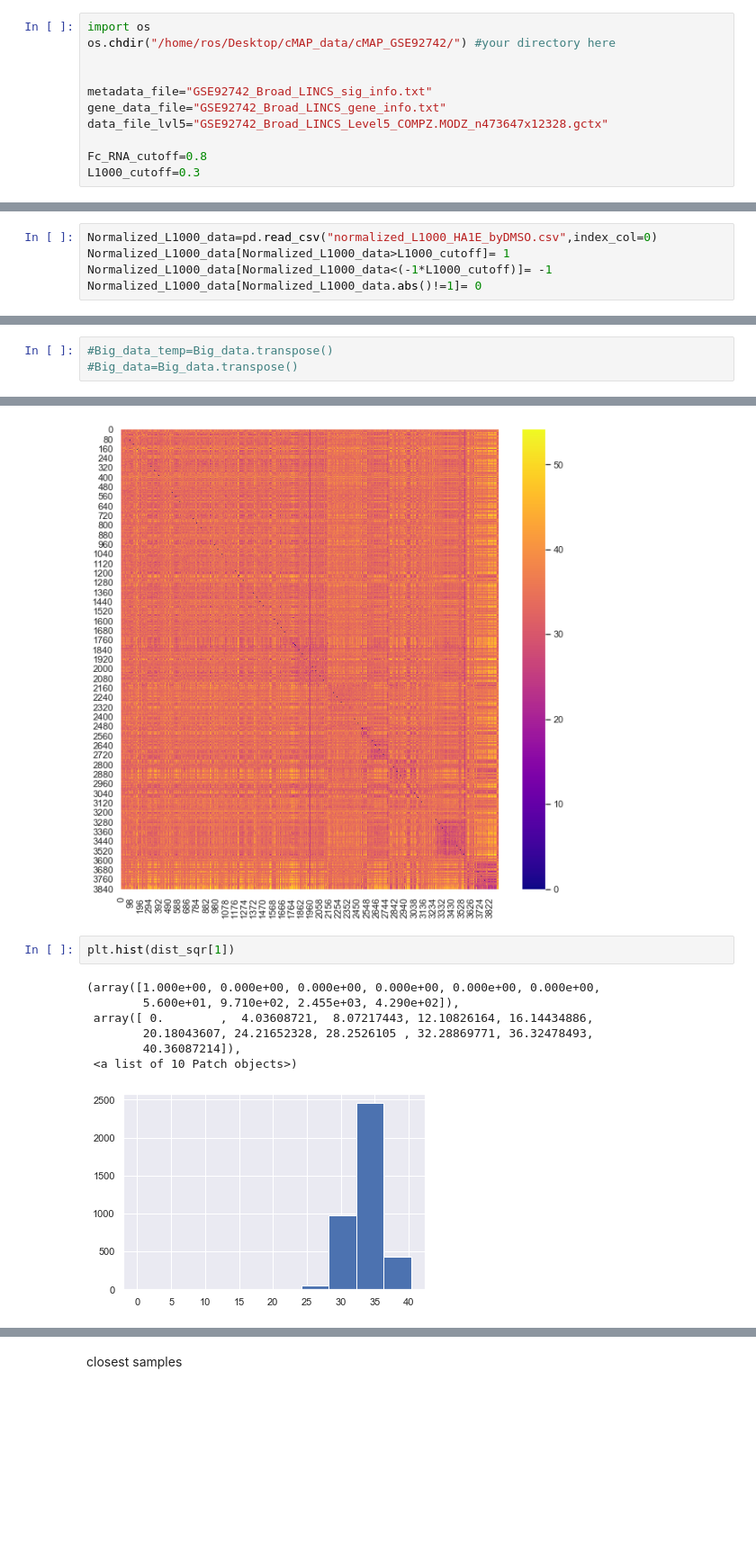
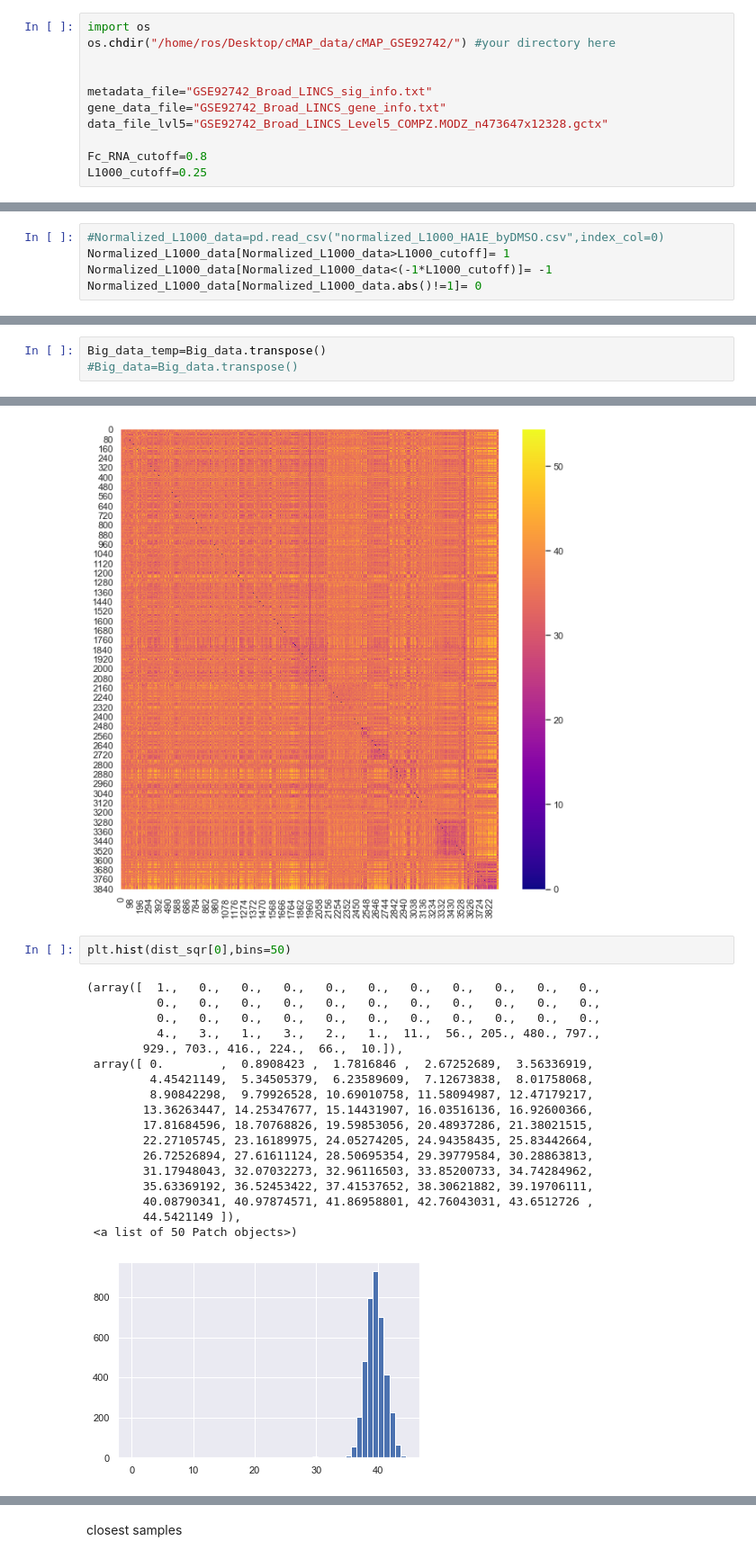
Before and after one commit to RuslanAlali/cMAp_Terzi, a Jupyter notebook: cMAP_Terzi_Lisa.ipynb, the cells around one changed output, grey strips where cells are left out. Shown at 90% size. Saved outputs shown, nothing was run; the diff lists cells and outputs as text; blank space fills up the shorter version.

```diff
--- a/cMAP_Terzi_Lisa.ipynb
+++ b/cMAP_Terzi_Lisa.ipynb
@@ -28,7 +28,7 @@ gene_data_file="GSE92742_Broad_LINCS_gene_info.txt"
 data_file_lvl5="GSE92742_Broad_LINCS_Level5_COMPZ.MODZ_n473647x12328.gctx"
 
 Fc_RNA_cutoff=0.8
-L1000_cutoff=0.3
+L1000_cutoff=0.25
 # %% [markdown]
 ## Loading data
 # %% [markdown]
@@ -922,7 +922,7 @@ As you can see, all  selected genes from RNA-seq with cut-off 0.58 is in the sel
 Maybe higher cut-off. I used 0.8 for RNA-Seq logFC and 0.4 for L100.<br>
 Both had around 750 genes active
 # %%
-Normalized_L1000_data=pd.read_csv("normalized_L1000_HA1E_byDMSO.csv",index_col=0)
+#Normalized_L1000_data=pd.read_csv("normalized_L1000_HA1E_byDMSO.csv",index_col=0)
 Normalized_L1000_data[Normalized_L1000_data>L1000_cutoff]= 1
 Normalized_L1000_data[Normalized_L1000_data<(-1*L1000_cutoff)]= -1
 Normalized_L1000_data[Normalized_L1000_data.abs()!=1]= 0
@@ -1038,7 +1038,7 @@ tsne_results.shape
 # %% [markdown]
 # Distance and correlation
 # %%
-#Big_data_temp=Big_data.transpose()
+Big_data_temp=Big_data.transpose()
 #Big_data=Big_data.transpose()
 # %%
 from sklearn.neighbors import DistanceMetric
@@ -1067,13 +1067,24 @@ sns.heatmap(dist_sqr, cmap='plasma')
 <matplotlib.axes._subplots.AxesSubplot at 0x...>
 [figure]
 # %%
-plt.hist(dist_sqr[1])
+plt.hist(dist_sqr[0],bins=50)
 # %% [output]
-(array([1.000e+00, 0.000e+00, 0.000e+00, 0.000e+00, 0.000e+00, 0.000e+00,
-        5.600e+01, 9.710e+02, 2.455e+03, 4.290e+02]),
- array([ 0.        ,  4.03608721,  8.07217443, 12.10826164, 16.14434886,
-        20.18043607, 24.21652328, 28.2526105 , 32.28869771, 36.32478493,
-        40.36087214]),
- <a list of 10 Patch objects>)
+(array([  1.,   0.,   0.,   0.,   0.,   0.,   0.,   0.,   0.,   0.,   0.,
+          0.,   0.,   0.,   0.,   0.,   0.,   0.,   0.,   0.,   0.,   0.,
+          0.,   0.,   0.,   0.,   0.,   0.,   0.,   0.,   0.,   0.,   0.,
+          4.,   3.,   1.,   3.,   2.,   1.,  11.,  56., 205., 480., 797.,
+        929., 703., 416., 224.,  66.,  10.]),
+ array([ 0.        ,  0.8908423 ,  1.7816846 ,  2.67252689,  3.56336919,
+         4.45421149,  5.34505379,  6.23589609,  7.12673838,  8.01758068,
+         8.90842298,  9.79926528, 10.69010758, 11.58094987, 12.47179217,
+        13.36263447, 14.25347677, 15.14431907, 16.03516136, 16.92600366,
+        17.81684596, 18.70768826, 19.59853056, 20.48937286, 21.38021515,
+        22.27105745, 23.16189975, 24.05274205, 24.94358435, 25.83442664,
+        26.72526894, 27.61611124, 28.50695354, 29.39779584, 30.28863813,
+        31.17948043, 32.07032273, 32.96116503, 33.85200733, 34.74284962,
+        35.63369192, 36.52453422, 37.41537652, 38.30621882, 39.19706111,
+        40.08790341, 40.97874571, 41.86958801, 42.76043031, 43.6512726 ,
+        44.5421149 ]),
+ <a list of 50 Patch objects>)
-[figure, old version]
+[figure, new version]
 # %%
```
Also changed, not shown: parts of 20 cells of this notebook.
